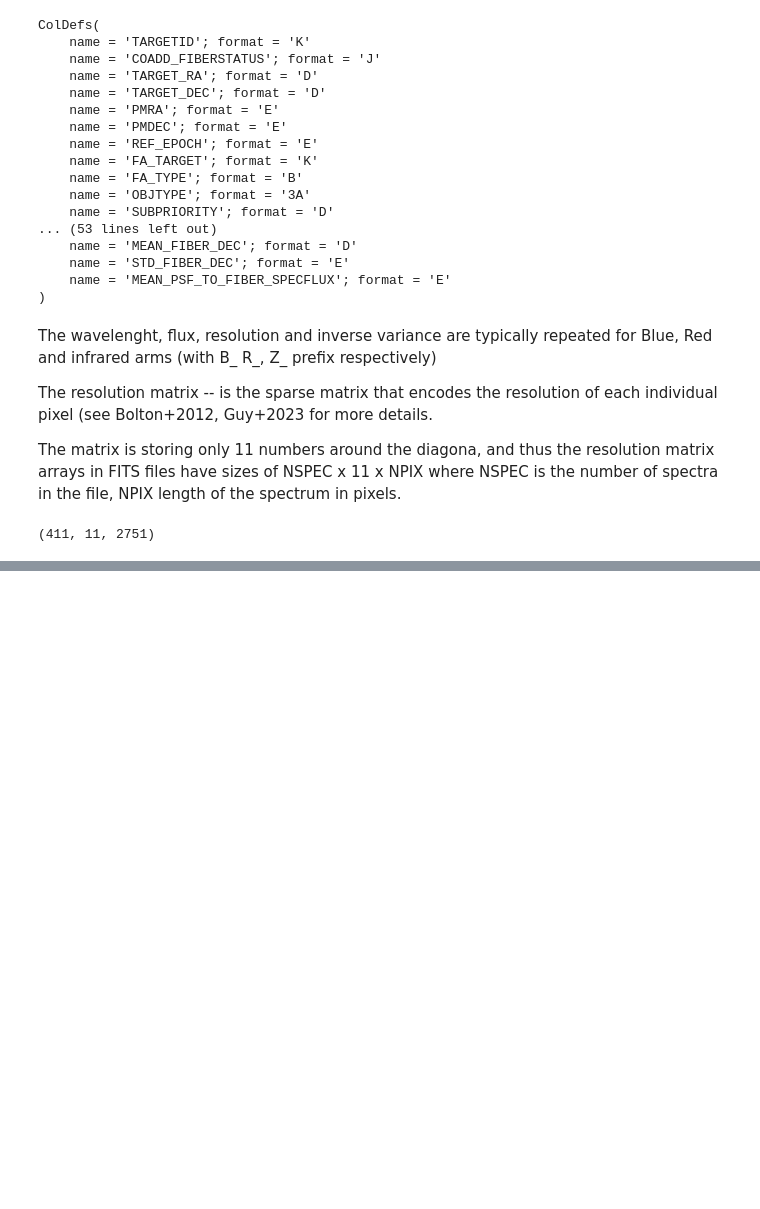
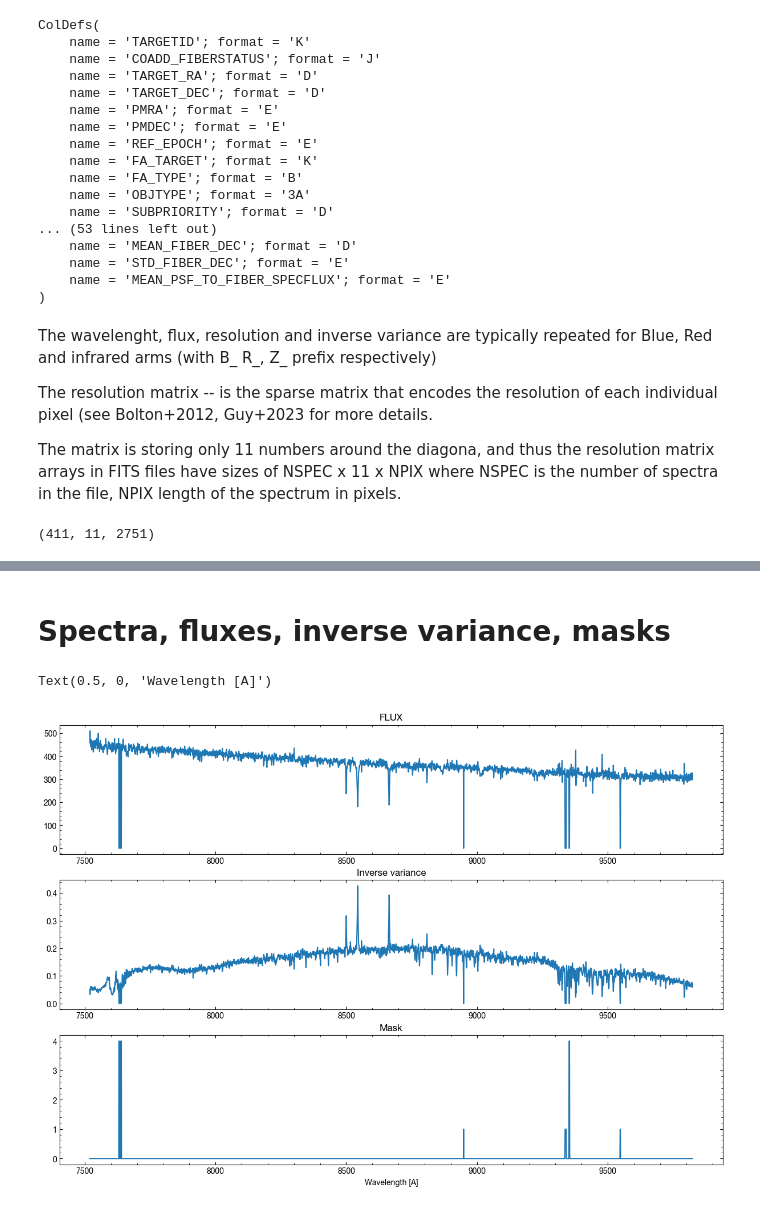
Before and after one commit to segasai/desi_mws_tutorial_toronto2026, a Jupyter notebook: DR1_main_survey_basics.ipynb, the cells around one changed output, grey strips where cells are left out. Drawn from its saved outputs; the diff is of its cells as text; code cells hidden in the pictures; blank space fills up the shorter version.

```diff
--- a/DR1_main_survey_basics.ipynb
+++ b/DR1_main_survey_basics.ipynb
@@ -138,0 +151,17 @@ print (fp['B_RESOLUTION'].data.shape)
+# %% [markdown]
+# Spectra, fluxes, inverse variance, masks
+# %%
+plt.figure(figsize=(15,10))
+plt.subplot(311)
+plt.plot(fp['Z_WAVELENGTH'].data,fp['Z_FLUX'].data[117])
+plt.title('FLUX')
+plt.subplot(312)
+plt.plot(fp['Z_WAVELENGTH'].data,fp['Z_IVAR'].data[117])
+plt.title('Inverse variance')
+plt.subplot(313)
+plt.plot(fp['Z_WAVELENGTH'].data,fp['Z_MASK'].data[117])
+plt.title('Mask')
+plt.xlabel('Wavelength [A]')
+# %% [output]
+Text(0.5, 0, 'Wavelength [A]')
+[figure, added]
```
Also changed, not shown: parts of 4 cells of this notebook, 1 other file.
